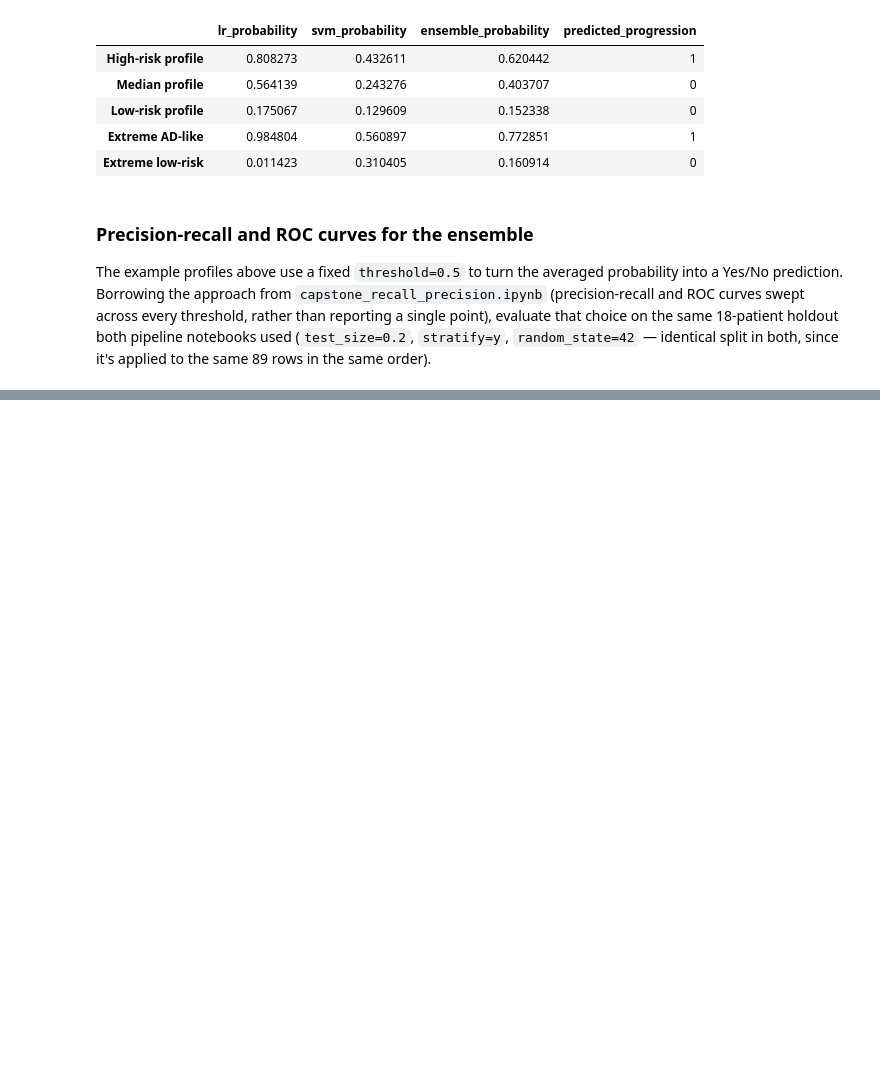
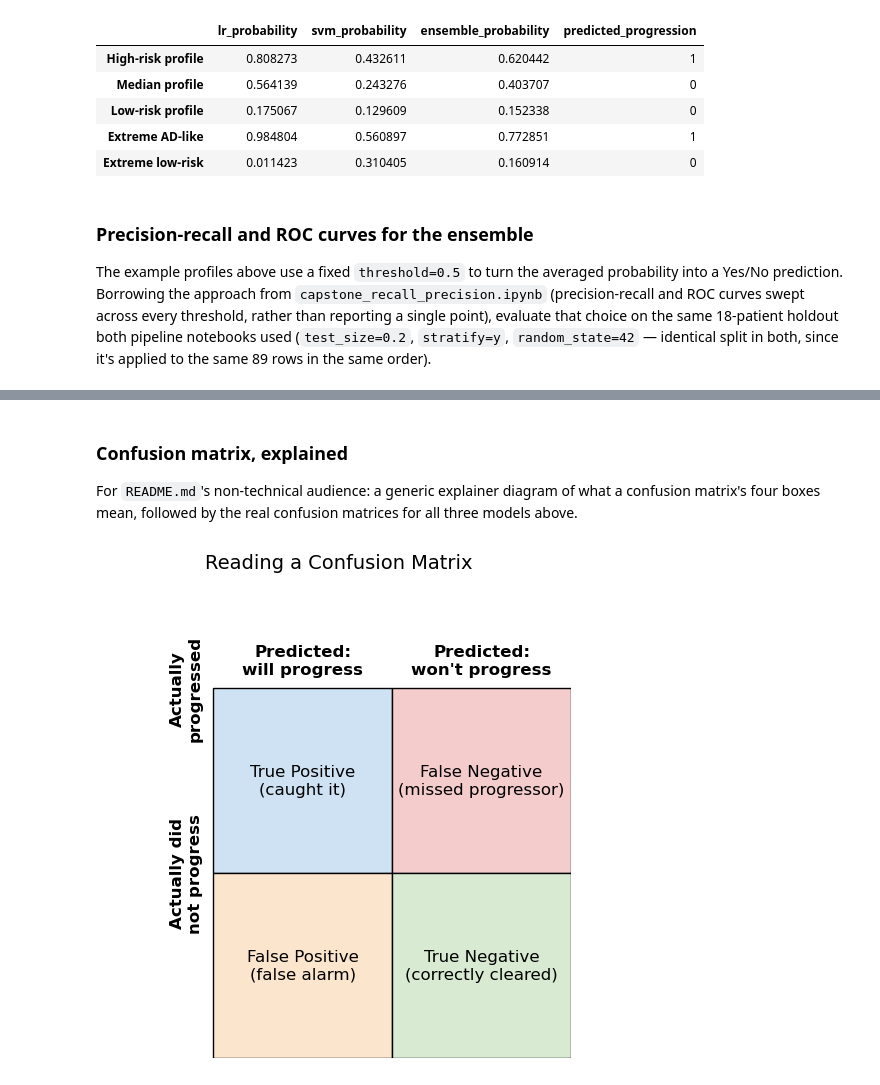
Before and after one commit to davidharrisnet/ucb_capstone_alzheimers, a Jupyter notebook: main.ipynb, the cells around one changed output, grey strips where cells are left out. Saved outputs shown, nothing was run; the diff lists cells and outputs as text; code cells hidden in the pictures; blank space fills up the shorter version.

```diff
--- a/main.ipynb
+++ b/main.ipynb
@@ -349,0 +418,32 @@ plt.show()
+# %% [markdown]
+### Confusion matrix, explained
+
+For `README.md`'s non-technical audience: a generic explainer diagram of what a confusion matrix's four boxes mean, followed by the real confusion matrices for all three models above.
+# %%
+fig, ax = plt.subplots(figsize=(6, 6))
+
+# rows: Actually progressed / Actually did not progress
+# cols: Predicted will progress / Predicted won't progress
+labels = [['True Positive\n(caught it)', 'False Negative\n(missed progressor)'],
+          ['False Positive\n(false alarm)', 'True Negative\n(correctly cleared)']]
+colors = [['#cfe2f3', '#f4cccc'],
+          ['#fce5cd', '#d9ead3']]
+
+for row in range(2):
+    for col in range(2):
+        ax.add_patch(plt.Rectangle((col, 1 - row), 1, 1, facecolor=colors[row][col], edgecolor='black'))
+        ax.text(col + 0.5, 1 - row + 0.5, labels[row][col], ha='center', va='center', fontsize=12, wrap=True)
+
+ax.text(-0.15, 2, 'Actually\nprogressed', ha='center', va='center', fontsize=12, fontweight='bold', rotation=90)
+ax.text(-0.15, 1, 'Actually did\nnot progress', ha='center', va='center', fontsize=12, fontweight='bold', rotation=90)
+ax.text(0.5, 2.15, 'Predicted:\nwill progress', ha='center', va='center', fontsize=12, fontweight='bold')
+ax.text(1.5, 2.15, 'Predicted:\nwon\'t progress', ha='center', va='center', fontsize=12, fontweight='bold')
+
+ax.set_xlim(-0.6, 2)
+ax.set_ylim(0, 2.5)
+ax.axis('off')
+ax.set_title('Reading a Confusion Matrix', fontsize=14, pad=20)
+plt.savefig('images/confusion_matrix_explainer.png', dpi=300, bbox_inches='tight')
+plt.show()
+# %% [output]
+[figure, added]
```
Also changed, not shown: parts of 7 cells of this notebook, 8 other files.
